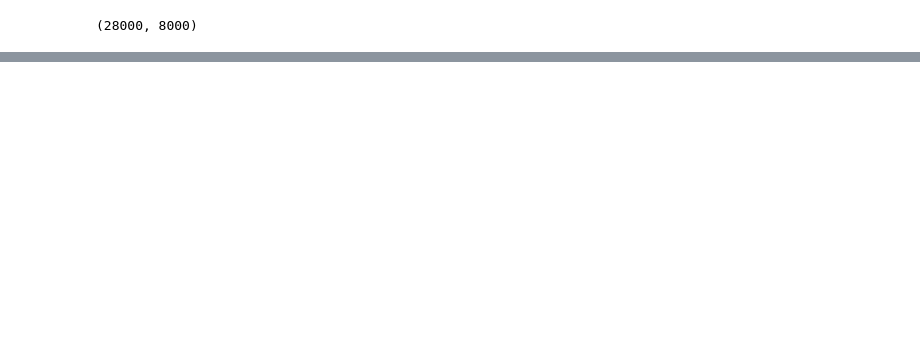
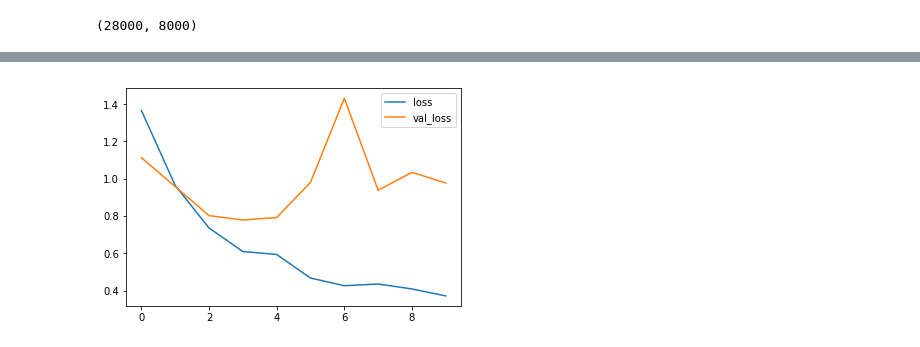
Before and after one commit to toly/mipt_hack, a Jupyter notebook: 00_train.ipynb, the cells around one changed output, grey strips where cells are left out. Cells and saved outputs as stored; diff of their text form; code cells hidden in the pictures; blank space fills up the shorter version.

```diff
--- a/00_train.ipynb
+++ b/00_train.ipynb
@@ -231,0 +267,22 @@ x.shape
+# %%
+model = Sequential()
+model.add(Conv1D(16, 3, activation=LeakyReLU(), input_shape=(8000, 1)))
+model.add(MaxPool1D(2))
+model.add(Dropout(0.2))
+model.add(Conv1D(32, 3, activation=LeakyReLU()))
+model.add(MaxPool1D(2))
+model.add(Dropout(0.2))
+model.add(Conv1D(64, 3, activation=LeakyReLU()))
+model.add(MaxPool1D(2))
+model.add(Dropout(0.2))
+model.add(Conv1D(128, 3, activation=LeakyReLU()))
+model.add(MaxPool1D(2))
+model.add(Dropout(0.2))
+model.add(Flatten())
+model.add(Dense(128, activation='relu'))
+model.add(Dense(128, activation='relu'))
+model.add(Dense(8, activation='softmax'))
+# %%
+model.compile(optimizer='adam', loss='categorical_crossentropy', metrics=['accuracy'])
+# %%
+history = model.fit(x.reshape(28000, 8000, 1), to_categorical(y), batch_size=32, epochs=20, validation_split=0.1)
@@ -231,0 +307,7 @@ x.shape
+# %%
+plt.plot(history.history['loss'], label='loss')
+plt.plot(history.history['val_loss'], label='val_loss')
+plt.legend()
+plt.show()
+# %% [output]
+[figure, added]
```
Also changed, not shown: parts of 26 cells of this notebook, 1 other file.
